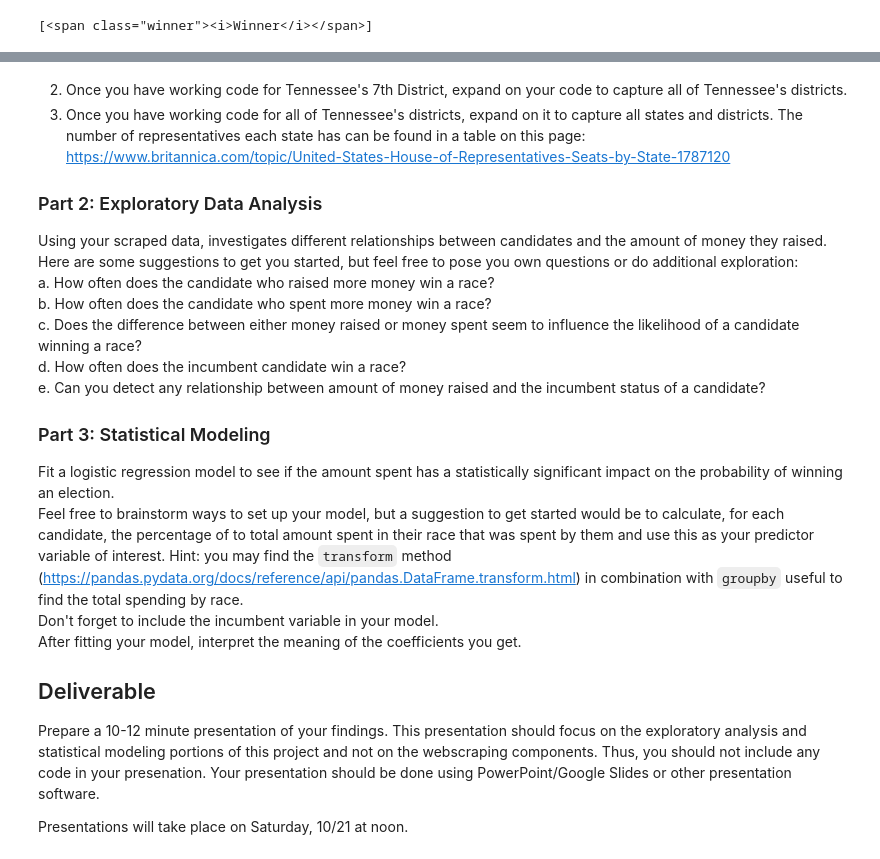
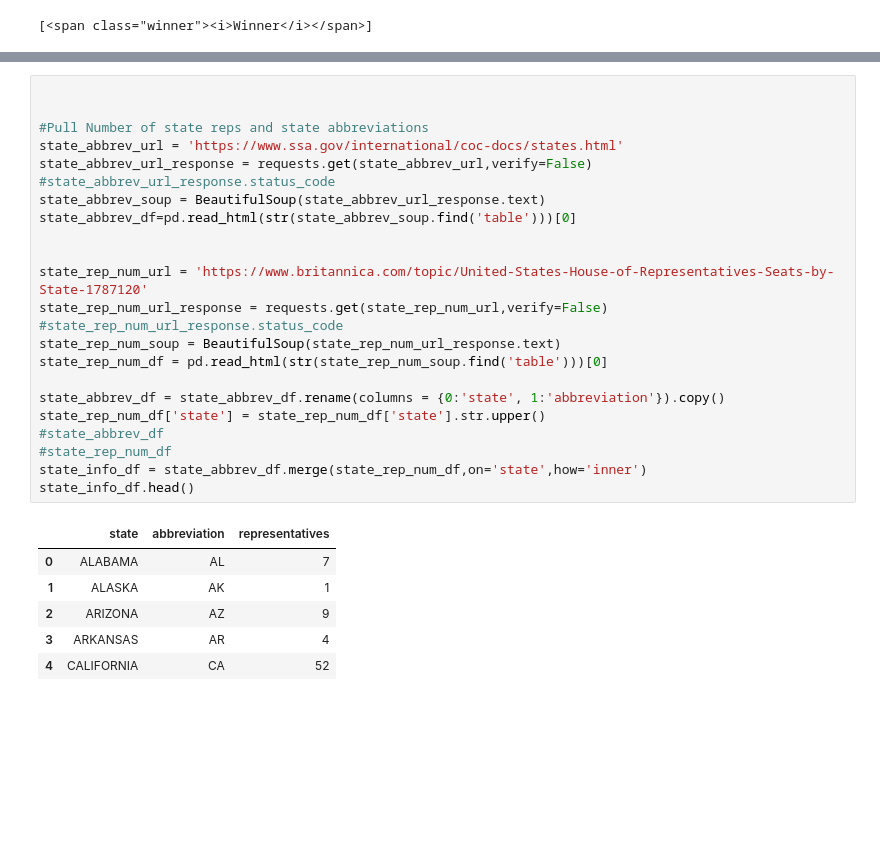
Before and after one commit to ballir27/webscraping-open-secrets-2020-US-House-Elections, a Jupyter notebook: notebooks/jd_webscraping_open_secrets.ipynb, the cells around one changed output, grey strips where cells are left out. Cells and saved outputs as stored; diff of their text form; blank space fills up the shorter version.

```diff
--- a/notebooks/jd_webscraping_open_secrets.ipynb
+++ b/notebooks/jd_webscraping_open_secrets.ipynb
@@ -150,24 +264,30 @@ NameError: name 'block' is not defined
-# %% [markdown]
-2. Once you have working code for Tennessee's 7th District, expand on your code to capture all of Tennessee's districts.
-3. Once you have working code for all of Tennessee's districts, expand on it to capture all states and districts. The number of representatives each state has can be found in a table on this page: https://www.britannica.com/topic/United-States-House-of-Representatives-Seats-by-State-1787120
-
-### Part 2: Exploratory Data Analysis
-Using your scraped data, investigates different relationships between candidates and the amount of money they raised. Here are some suggestions to get you started, but feel free to pose you own questions or do additional exploration:
-    a. How often does the candidate who raised more money win a race?
-    b. How often does the candidate who spent more money win a race?
-    c. Does the difference between either money raised or money spent seem to influence the likelihood of a candidate winning a race?
-    d. How often does the incumbent candidate win a race?
-    e. Can you detect any relationship between amount of money raised and the incumbent status of a candidate?
-
-### Part 3: Statistical Modeling
-Fit a logistic regression model to see if the amount spent has a statistically significant impact on the probability of winning an election.
-Feel free to brainstorm ways to set up your model, but a suggestion to get started would be to calculate, for each candidate, the percentage of to total amount spent in their race that was spent by them and use this as your predictor variable of interest. Hint: you may find the `transform` method (https://pandas.pydata.org/docs/reference/api/pandas.DataFrame.transform.html) in combination with `groupby` useful to find the total spending by race.
-Don't forget to include the incumbent variable in your model.
-After fitting your model, interpret the meaning of the coefficients you get.
-
-
-## Deliverable
-
-Prepare a 10-12 minute presentation of your findings. This presentation should focus on the exploratory analysis and statistical modeling portions of this project and not on the webscraping components. Thus, you should not include any code in your presenation. Your presentation should be done using PowerPoint/Google Slides or other presentation software.
-
-Presentations will take place on Saturday, 10/21 at noon.
+# %%
+
+
+#Pull Number of state reps and state abbreviations
+state_abbrev_url = 'https://www.ssa.gov/international/coc-docs/states.html'
+state_abbrev_url_response = requests.get(state_abbrev_url,verify=False)
+#state_abbrev_url_response.status_code
+state_abbrev_soup = BeautifulSoup(state_abbrev_url_response.text)
+state_abbrev_df=pd.read_html(str(state_abbrev_soup.find('table')))[0]
+
+
+state_rep_num_url = 'https://www.britannica.com/topic/United-States-House-of-Representatives-Seats-by-State-1787120'
+state_rep_num_url_response = requests.get(state_rep_num_url,verify=False)
+#state_rep_num_url_response.status_code
+state_rep_num_soup = BeautifulSoup(state_rep_num_url_response.text)
+state_rep_num_df = pd.read_html(str(state_rep_num_soup.find('table')))[0]
+
+state_abbrev_df = state_abbrev_df.rename(columns = {0:'state', 1:'abbreviation'}).copy()
+state_rep_num_df['state'] = state_rep_num_df['state'].str.upper()
+#state_abbrev_df
+#state_rep_num_df
+state_info_df = state_abbrev_df.merge(state_rep_num_df,on='state',how='inner')
+state_info_df.head()
+# %% [output]
+|  | state | abbreviation | representatives |
+| 0 | ALABAMA | AL | 7 |
+| 1 | ALASKA | AK | 1 |
+| 2 | ARIZONA | AZ | 9 |
+| 3 | ARKANSAS | AR | 4 |
+| 4 | CALIFORNIA | CA | 52 |
```
Also changed, not shown: parts of 36 cells of this notebook.
